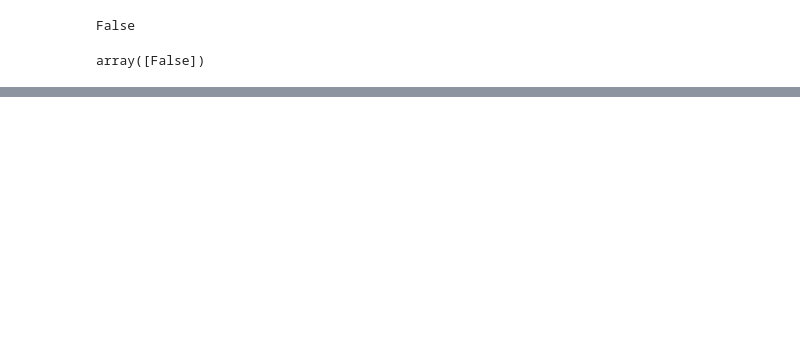
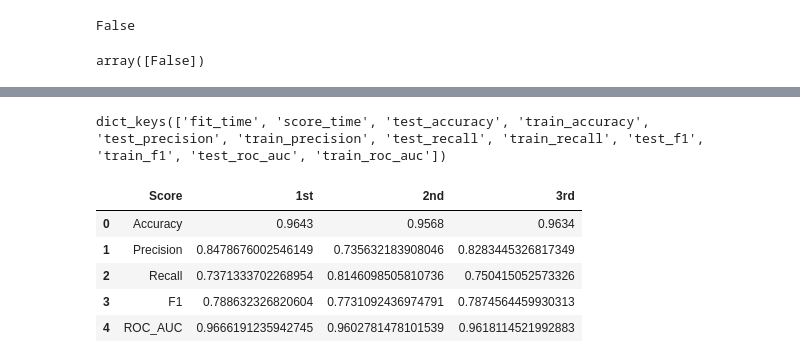
Before and after one commit to oonisim/Jupyter-Notebok, a Jupyter notebook: model_performance_mertrics.ipynb, the cells around one changed output, grey strips where cells are left out. Saved outputs shown, nothing was run; the diff lists cells and outputs as text; code cells hidden in the pictures; blank space fills up the shorter version.

Commit message:
model performance merrics updated

```diff
--- a/confusion_matrix_mnist.ipynb
+++ b/model_performance_mertrics.ipynb
@@ -157,0 +170,24 @@ A model is trained using k−1 of the folds as training data. The resulting mode
+# %%
+from sklearn.model_selection import cross_validate
+scorings=['accuracy', 'precision', 'recall', 'f1', 'roc_auc']
+results = cross_validate(sgd, X=X_train, y=y_train_5, cv=3, scoring=scorings)
+results.keys()
+# %% [output]
+dict_keys(['fit_time', 'score_time', 'test_accuracy', 'train_accuracy', 'test_precision', 'train_precision', 'test_recall', 'train_recall', 'test_f1', 'train_f1', 'test_roc_auc', 'train_roc_auc'])
+# %%
+import pandas as pd
+data = [
+    np.append(["Accuracy"], results['test_accuracy']),
+    np.append(["Precision"], results['test_precision']),
+    np.append(["Recall"], results['test_recall']),
+    np.append(["F1"], results['test_f1']),
+    np.append(["ROC_AUC"], results['test_roc_auc'])
+]
+pd.DataFrame(data, columns=["Score","1st", "2nd", "3rd" ])
+# %% [output]
+|  | Score | 1st | 2nd | 3rd |
+| 0 | Accuracy | 0.9643 | 0.9568 | 0.9634 |
+| 1 | Precision | 0.8478676002546149 | 0.735632183908046 | 0.8283445326817349 |
+| 2 | Recall | 0.7371333702268954 | 0.8146098505810736 | 0.750415052573326 |
+| 3 | F1 | 0.788632326820604 | 0.7731092436974791 | 0.7874564459930313 |
+| 4 | ROC_AUC | 0.9666191235942745 | 0.9602781478101539 | 0.9618114521992883 |
```
Also changed, not shown: parts of 12 cells of this notebook, 1 other file.
